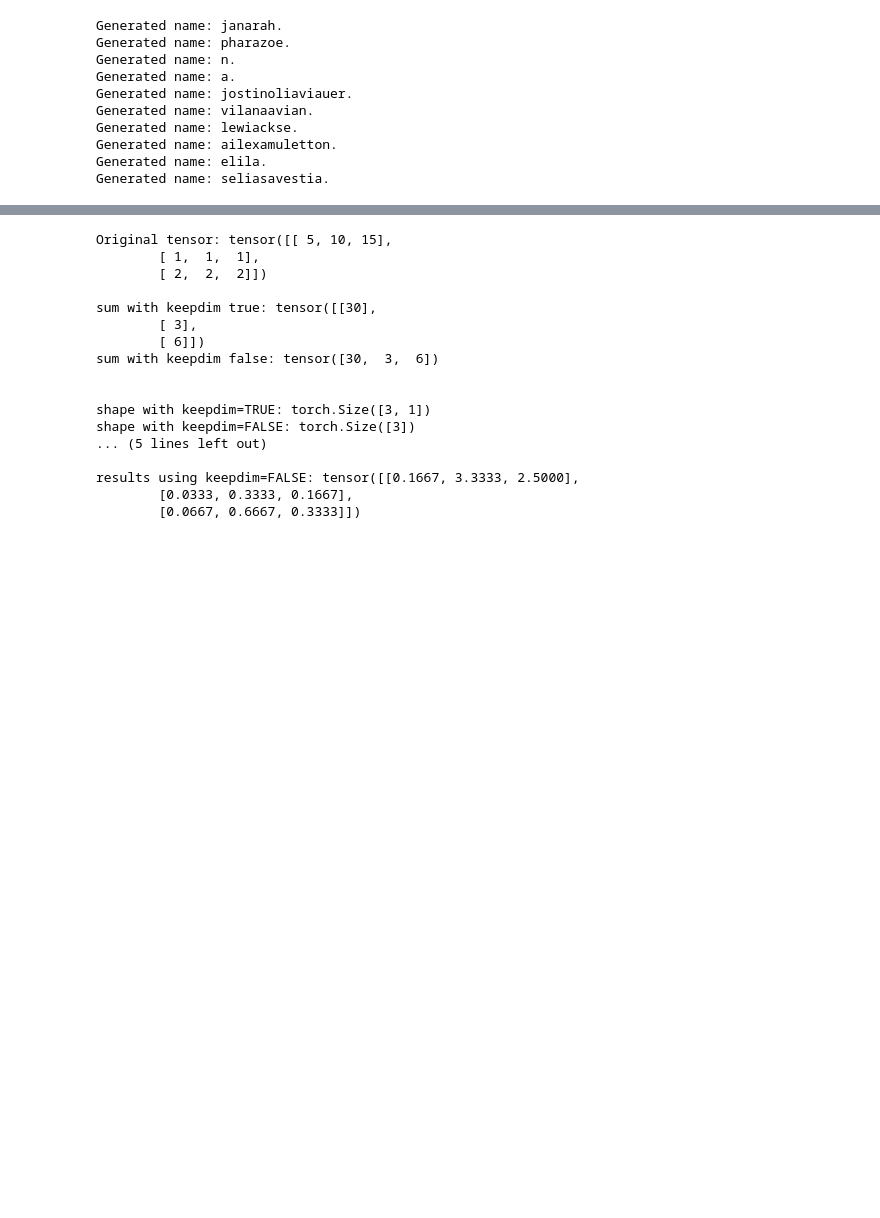
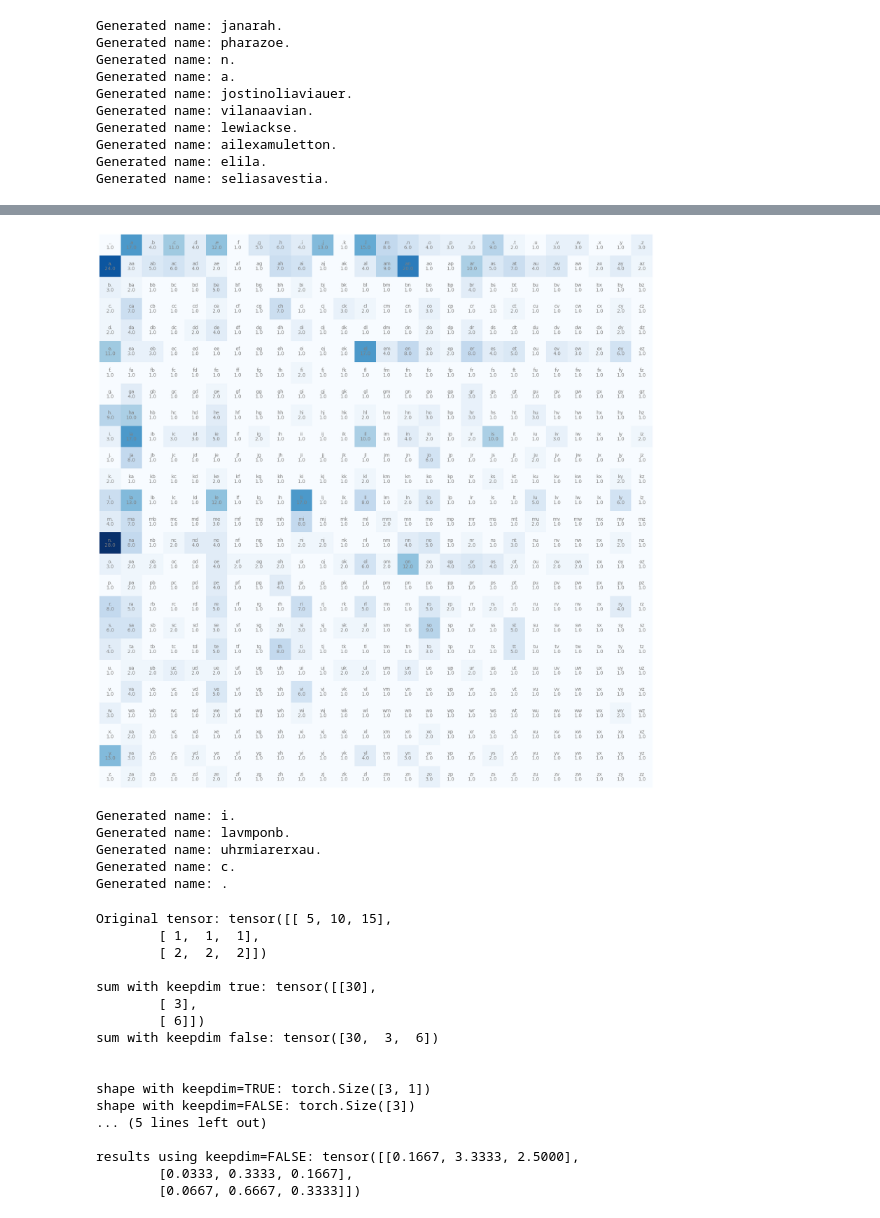
Before and after one commit to BrentGrammer/learning-LLMs, a Jupyter notebook: bigramllm.ipynb, the cells around one changed output, grey strips where cells are left out. Drawn from its saved outputs; the diff is of its cells as text; code cells hidden in the pictures; blank space fills up the shorter version.

Commit message:
Model Smoothing - show plot

```diff
--- a/bigramllm.ipynb
+++ b/bigramllm.ipynb
@@ -443,3 +392,75 @@ Generated name: mmelis.
+# %%
+###### Manipulating Tensor for Efficiency ######
+
+# Create a prepared dataset (matrix) that is the probabilities to improve efficiency in the loop
+P = (N).float() # converts all values to float as we used to do for each in the loop
+
+
+##################
+# Model Smoothing
+##################
+
+P = (N+1).float() # add 1 or higher value to all values in the dataset
+# This removes 0 values (makes them 1 or higher) and is a nicety when measuring the likelihood since it will prevent values with 0 probability resulting showing infinity in the loss function (i.e. negative log likelihood)
+# The higher the value you add, the more smooth your model will be, the lower the value will have more peaks etc.
+
+# Plot the prepared dataset showing distributions now instead of counts
+fig, ax = plt.subplots(figsize=(16, 16))
+ax.imshow(P, cmap='Blues', aspect='auto')
+for i in range(len(itos)):
+    for j in range(len(itos)):
+        chstr = itos[i] + itos[j]
+        plt.text(j, i, chstr, ha='center', va='bottom', color='gray')
+        plt.text(j, i, P[i, j].item(), ha='center', va='top', color='gray')
+ax.axis('off')
+plt.tight_layout(pad=0)
+plt.show()
+
+
+# Get the sums per row to get probability of characters by row sum
+# pytorch sum allows you to keep the dimensions instead of just giving you a 1-dim list of results
+
+# Here, we sum each column by setting the first argument to dimension 1 (the row axis)
+# internally this becomes a 1,26 vector (a row vector)
+# this internally takes the 26 row and copies it vertically 26 times for element-wise division against the rows of the dataset (dset row each val / row sum)
+# [ [rowsumA]
+#   [rowsumB],
+#   [...] ] -> [ [rowSumA, rowSumA, rowSumA, ...x26],
+#                [rowSumB, rowsumB, rowsumB, ...x26] ]
+
+row_sums = P.sum(1, keepdim=True) # careful: not including keepdim=True causes a bug and is wrong!
+#print(row_sums.shape) # [26,1] column vector, but would be just [26] list if keepdim=False or left out
+
+# normalizes rows so they all add up to 1 (each val in the row has a probability for that row)
+# P = P / row_sums # creates a new tensor - use in place operation instead which does not create a new tensor
+P /= row_sums # in place operation
+
+for i in range(5):
+    out = []
+    ix = 0
+    while True:
+        # This is inefficient because we are converting to float every loop
+        # p = N[ix].float()
+        # p = p / p.sum()
+
+        # Instead use the prepared matrix of probabilities pre-calculated
+        p = P[ix]
+
+        ix = torch.multinomial(p, num_samples=1, replacement=True, generator=g)
+        ix = ix.item()
+        out.append(itos[ix])
+
+        is_end_token = ix == 0
+        if is_end_token:
+            break
+    print('Generated name: ' + ''.join(out))
+# %% [output]
+[figure, added]
+Generated name: i.
+Generated name: lavmponb.
+Generated name: uhrmiarerxau.
+Generated name: c.
+Generated name: .
 # %%
 #### BROADCASTING ####
 
```
Also changed, not shown: parts of 4 cells of this notebook.
